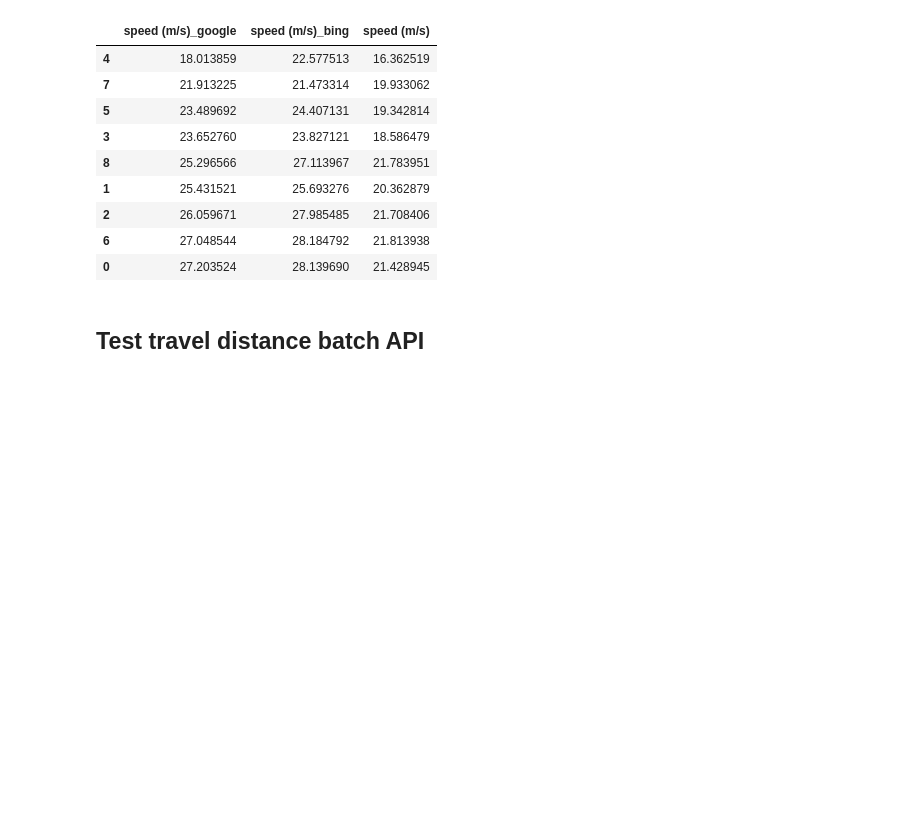
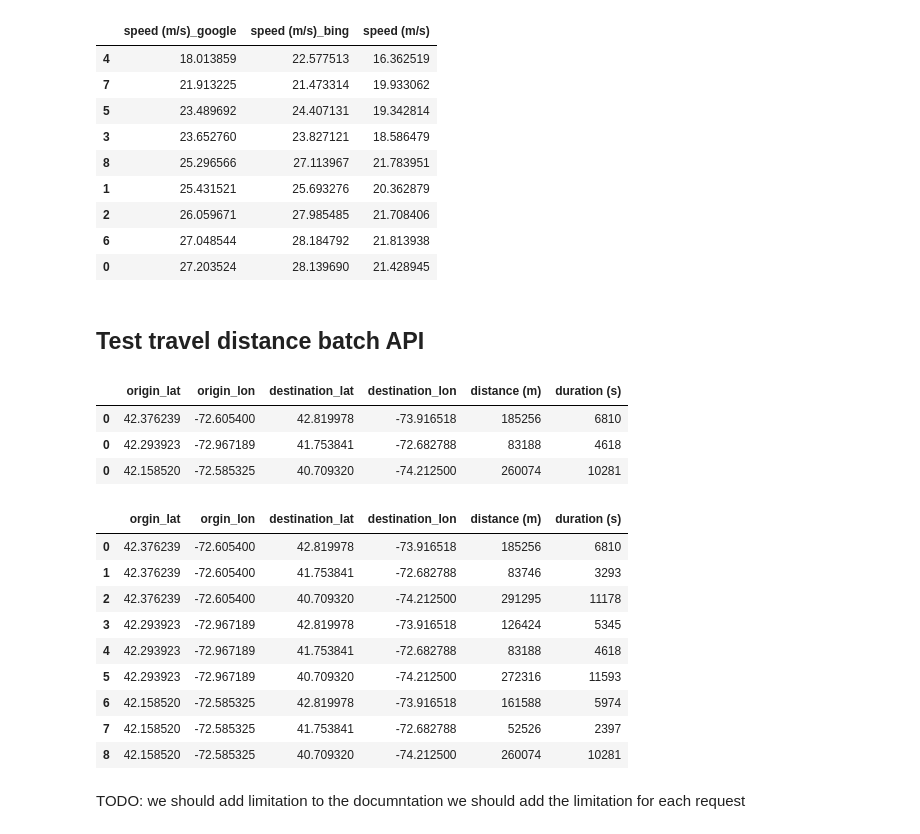
Before and after one commit to wybert/georouting, a Jupyter notebook: notebooks/test-dev.ipynb, the cells around one changed output. Drawn from its saved outputs; the diff is of its cells as text; code cells hidden in the pictures; blank space fills up the shorter version.

Commit message:
add od pairs batch proccess

```diff
--- a/notebooks/test-dev.ipynb
+++ b/notebooks/test-dev.ipynb
@@ -261,3 +261,33 @@ See the caveats in the documentation: https://pandas.pydata.org/pandas-docs/stab
 | 0 | 27.203524 | 28.139690 | 21.428945 |
 # %% [markdown]
 ## Test travel distance batch API
+# %%
+orgins = data[['ZIP_lat', 'ZIP_lon']].values
+destinations = data[['AHA_ID_lat', 'AHA_ID_lon']].values
+# %%
+from georouting.routers import GoogleRouter
+router = GoogleRouter(google_key,mode="driving")
+google_distances = router.get_distances_batch(orgins,destinations,append_od=True)
+google_distances
+# %% [output]
+|  | origin_lat | origin_lon | destination_lat | destination_lon | distance (m) | duration (s) |
+| 0 | 42.376239 | -72.605400 | 42.819978 | -73.916518 | 185256 | 6810 |
+| 0 | 42.293923 | -72.967189 | 41.753841 | -72.682788 | 83188 | 4618 |
+| 0 | 42.158520 | -72.585325 | 40.709320 | -74.212500 | 260074 | 10281 |
+# %%
+google_distances_matrix = router.get_distance_matrix(orgins,destinations,append_od=True)
+google_distances_matrix
+# %% [output]
+|  | orgin_lat | orgin_lon | destination_lat | destination_lon | distance (m) | duration (s) |
+| 0 | 42.376239 | -72.605400 | 42.819978 | -73.916518 | 185256 | 6810 |
+| 1 | 42.376239 | -72.605400 | 41.753841 | -72.682788 | 83746 | 3293 |
+| 2 | 42.376239 | -72.605400 | 40.709320 | -74.212500 | 291295 | 11178 |
+| 3 | 42.293923 | -72.967189 | 42.819978 | -73.916518 | 126424 | 5345 |
+| 4 | 42.293923 | -72.967189 | 41.753841 | -72.682788 | 83188 | 4618 |
+| 5 | 42.293923 | -72.967189 | 40.709320 | -74.212500 | 272316 | 11593 |
+| 6 | 42.158520 | -72.585325 | 42.819978 | -73.916518 | 161588 | 5974 |
+| 7 | 42.158520 | -72.585325 | 41.753841 | -72.682788 | 52526 | 2397 |
+| 8 | 42.158520 | -72.585325 | 40.709320 | -74.212500 | 260074 | 10281 |
+# %% [markdown]
+TODO: we should add limitation to the documntation
+we should add the limitation for each request
```
Also changed, not shown: 3 other files.
